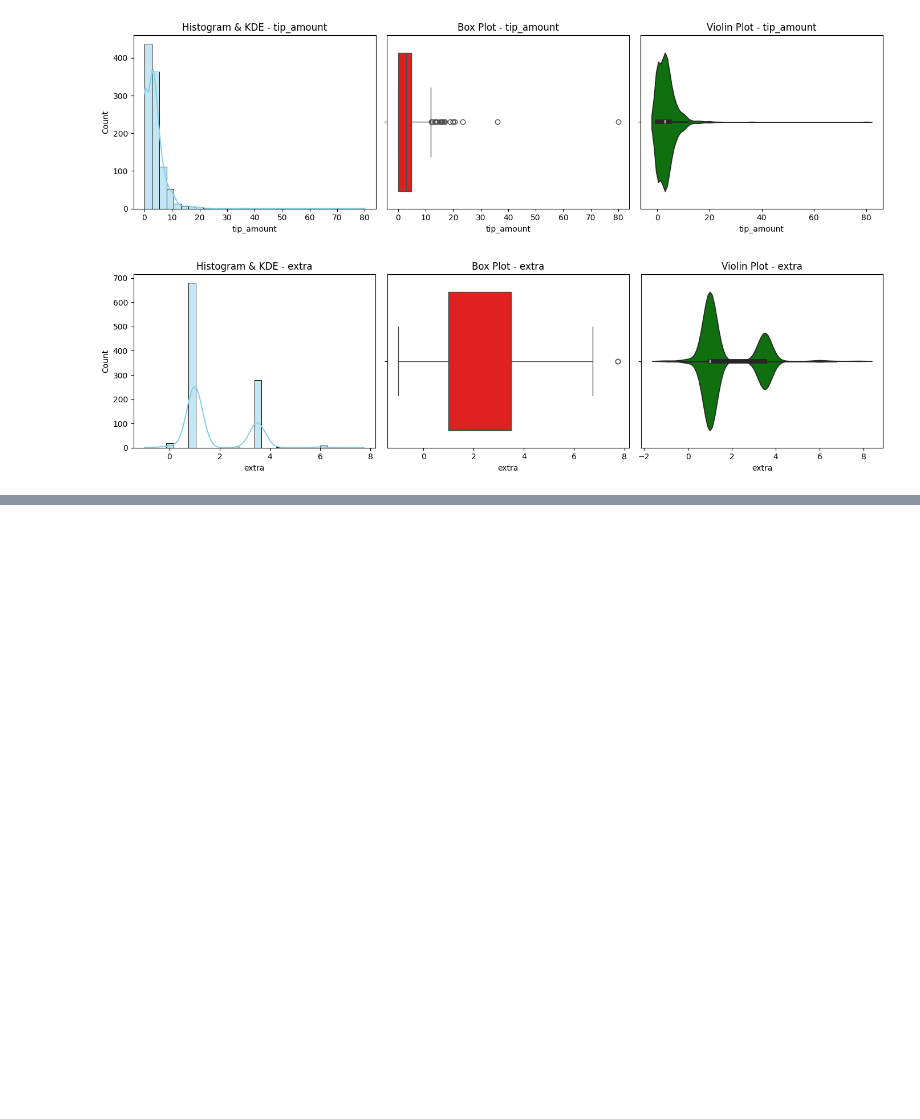
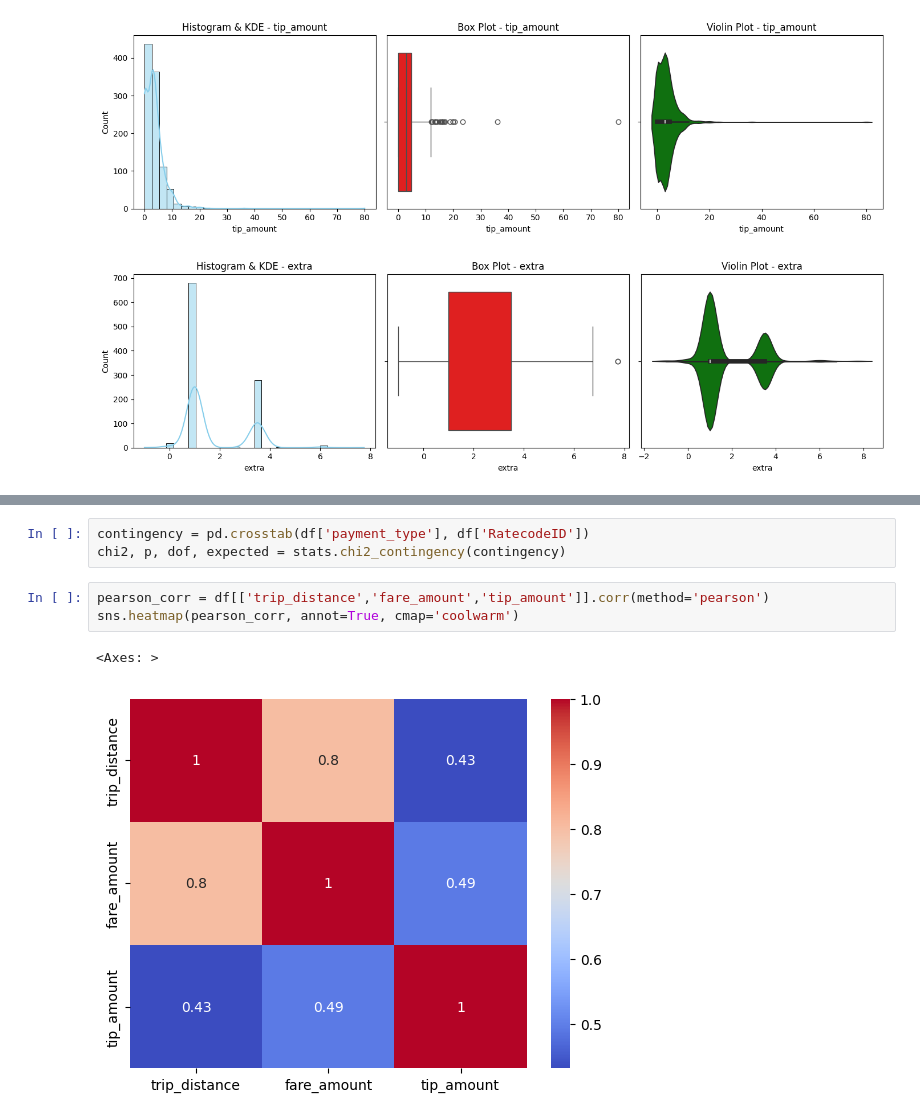
Before and after one commit to merajsiddieque/DS-LAB, a Jupyter notebook: DS_Lab2.ipynb, the cells around one changed output, grey strips where cells are left out. Drawn from its saved outputs; the diff is of its cells as text; blank space fills up the shorter version.

```diff
--- a/DS_Lab2.ipynb
+++ b/DS_Lab2.ipynb
@@ -283,0 +221,9 @@ confidence_interval(tip_amount, 'Tip Amount')
+# %%
+contingency = pd.crosstab(df['payment_type'], df['RatecodeID'])
+chi2, p, dof, expected = stats.chi2_contingency(contingency)
+# %%
+pearson_corr = df[['trip_distance','fare_amount','tip_amount']].corr(method='pearson')
+sns.heatmap(pearson_corr, annot=True, cmap='coolwarm')
+# %% [output]
+<Axes: >
+[figure, added]
```
Also changed, not shown: parts of 20 cells of this notebook.
